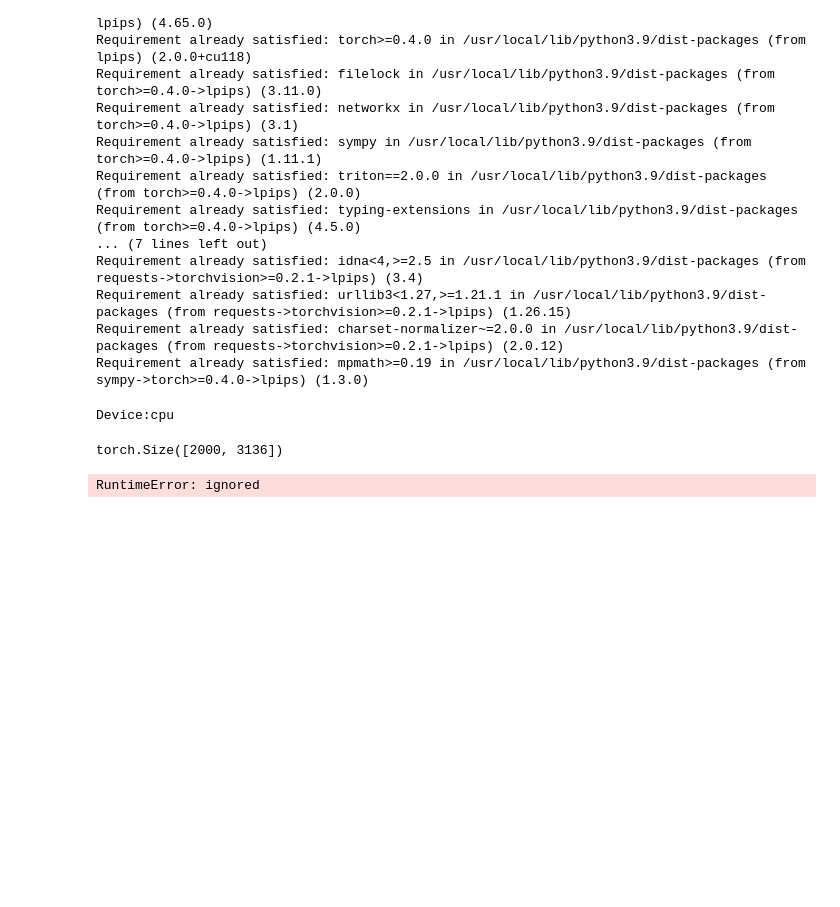
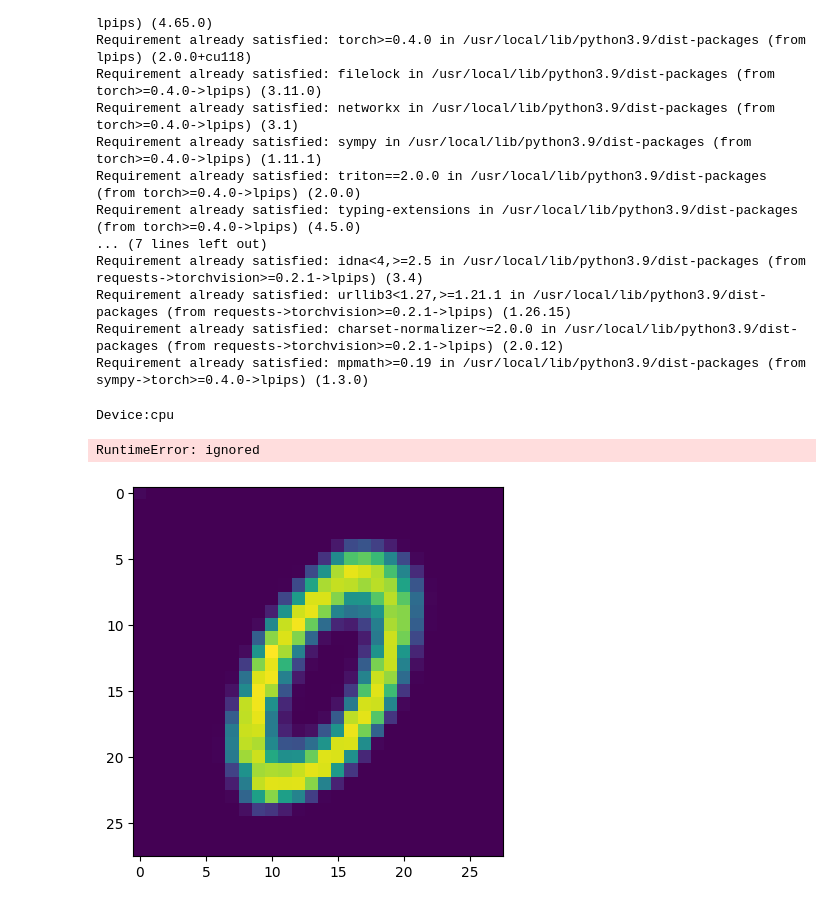
Before and after one commit to DimitrisMitroulis/NN-Projects, a Jupyter notebook: Autoencoders/Variational Autoencoders (VAEs)/cVAE_train-eval.ipynb, the cells around one changed output. Drawn from its saved outputs; the diff is of its cells as text; code cells hidden in the pictures; blank space fills up the shorter version.

Commit message:
evaluation complete, model doesn't trains

```diff
--- a/Autoencoders/Variational Autoencoders (VAEs)/cVAE_train-eval.ipynb
+++ b/Autoencoders/Variational Autoencoders (VAEs)/cVAE_train-eval.ipynb
@@ -193,16 +193,18 @@ def plot_numberred_images(numbered_images,figsize=(20, 2.5)):
 
         plt.figure().clear()
 
-def plot_image(c):
+def gen_image(c=-1):
+    with torch.no_grad():
+        if c == -1:
+          c = random.randint(0, 9)
 
-
-    with torch.no_grad():
         fig, axes = plt.subplots(nrows=1, ncols=1, sharex=True, sharey=True)
 
         c = torch.tensor(c, dtype=torch.int64).to(device)
         latent = torch.rand_like(torch.Tensor(20)).to(device)
 
-        decoded = model.decoder(latent,c).detach().to(torch.device('cpu'))
+        decoded = model.decoder(latent,c)
+        print('supposed to be ',c)
         axes.imshow(decoded.view((28, 28)))
 
 #plot a grid of r,c images,reccomended with 10,10
@@ -282,6 +284,8 @@ def showExample():
       axarr[1].imshow(recon[0].detach().numpy())
 
       break
+def colorize(image):
+  return torch.cat([image, image, image], dim=1)
 # %%
 # %%Train Data
 
@@ -475,7 +479,7 @@ for epoch in range(4):
         encoded, z_mean, z_log_var, decoded = model(imgs,labels)
         print("imgs: ",imgs.shape)
         print("labels: ",labels.shape)
-
+        break
 
         # Total Loss = Recon_loss + KLDivergence
         kl_div = -0.5 * torch.sum(1 + z_log_var
@@ -511,5 +515,4 @@ for epoch in range(4):
 
         iter +=1
 # %% [output]
-torch.Size([2000, 3136])
+RuntimeError: ignored
-RuntimeError: ignored
@@ -524,4 +527,9 @@ save_checkpoint(checkpoint, "cVAE4.pth.tar")
 # %%
 # %%  Load Model
 load_checkpoint(torch.load("cVAE4.pth.tar",map_location=('cpu')))
+# %%
+#Test image generation
+gen_image()
+# %% [output]
+[figure, added]
 # %%
```
Also changed, not shown: parts of 16 cells of this notebook.
